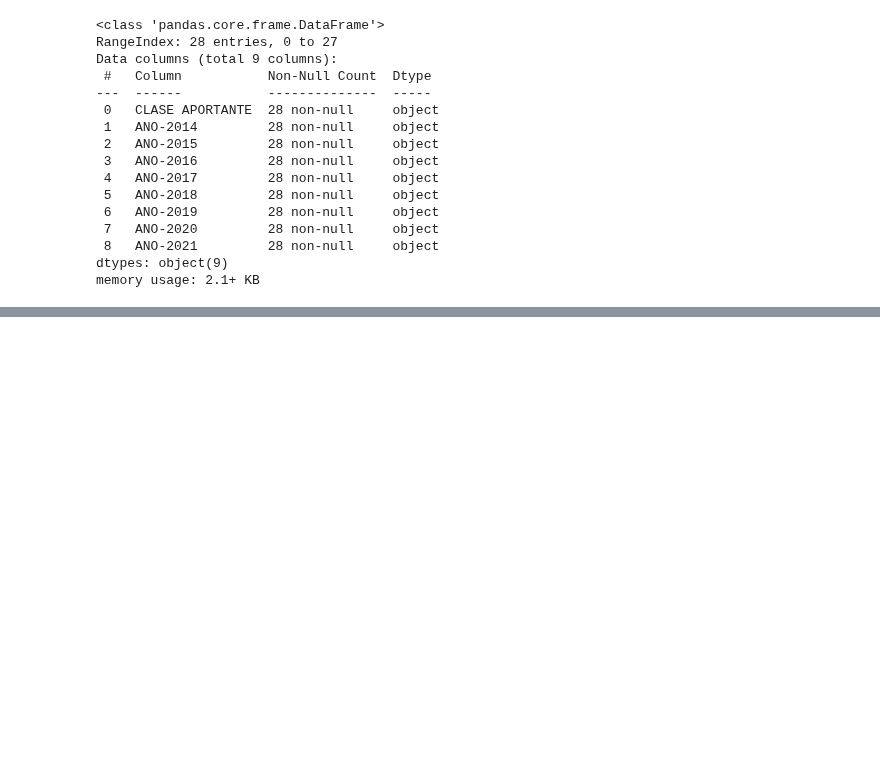
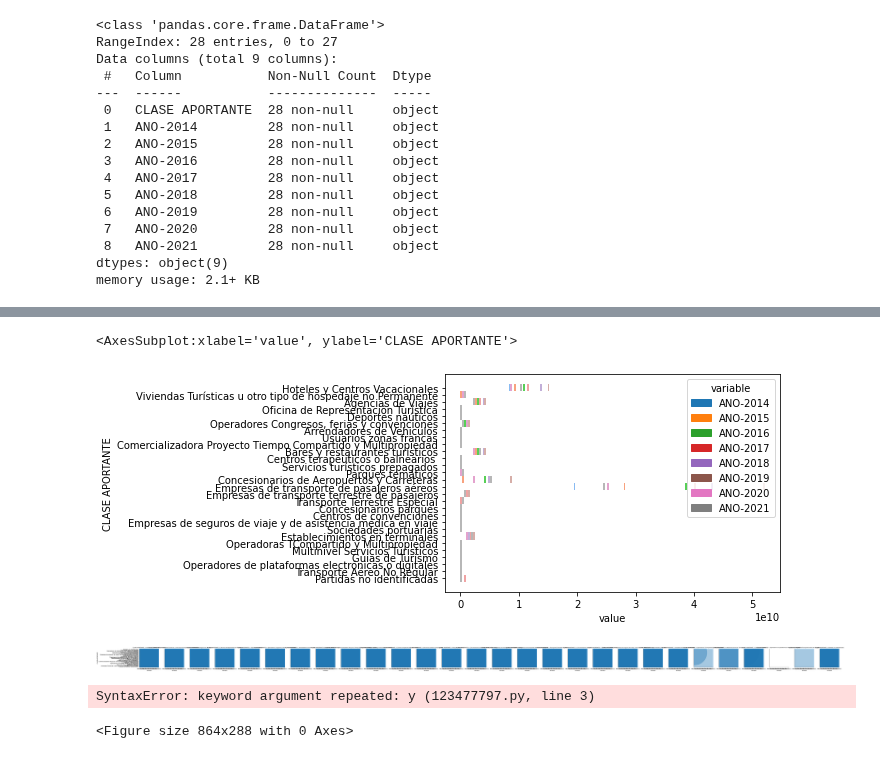
Before and after one commit to onavarrete04/Introduccion-Ciencia-Datos, a Jupyter notebook: 23. PROYECTO TURISMO - 1.ipynb, the cells around one changed output, grey strips where cells are left out. Drawn from its saved outputs; the diff is of its cells as text; code cells hidden in the pictures; blank space fills up the shorter version.

```diff
--- a/23. PROYECTO TURISMO - 1.ipynb
+++ b/23. PROYECTO TURISMO - 1.ipynb
@@ -137,4 +139,11 @@ df1.head(40)
 | 26 | Transporte Aéreo No Regular | 0 | 0 | 0 | 0 | 0 | 0 | 0 | 164664000 |
 | 27 | Partidas no identificadas | 13488011 | 75313755 | 257410958 | 812884812 | 147122286 | 110980645 | 33606476 | 115000 |
 # %%
-df1["ANO-2014"]=df1["ANO-2014"].astype(int).dtype()
+df1["ANO-2016"]=df1["ANO-2016"].astype(int)
+df1["ANO-2017"]=df1["ANO-2017"].astype(int)
+df1["ANO-2018"]=df1["ANO-2018"].astype(int)
+df1["ANO-2019"]=df1["ANO-2019"].astype(int)
+df1["ANO-2020"]=df1["ANO-2020"].astype(int)
+df1["ANO-2021"]=df1["ANO-2021"].astype(int)
+
+# comprobando
@@ -142,0 +206,4 @@ TypeError: 'numpy.dtype[int64]' object is not callable
+# %%
+df2 = pd.melt(df1, id_vars='CLASE APORTANTE', value_vars=['ANO-2014', 'ANO-2015', 'ANO-2016',
+                                                          'ANO-2017', 'ANO-2018', 'ANO-2019',
+                                                          'ANO-2020', 'ANO-2021'])
@@ -142,0 +239,18 @@ TypeError: 'numpy.dtype[int64]' object is not callable
+# %%
+df2["value"]=df2["value"].astype(int)
+# %%
+sns.histplot(data=df2,y="CLASE APORTANTE", x="value",hue="variable")
+# %% [output]
+<AxesSubplot:xlabel='value', ylabel='CLASE APORTANTE'>
+[figure, added]
+# %%
+_ = sns.FacetGrid(df2, col="CLASE APORTANTE").map(plt.scatter, "variable","CLASE APORTANTE","value",alpha=0.4).add_legend()
+# %% [output]
+[figure, added]
+# %%
+a =  df2.loc[(df2["CLASE APORTANTE"] == "Hoteles y Centros Vacacionales"),:]
+plt.figure(figsize=(12,4))
+sns.histplot(y=a["CLASE APORTANTE"],y=(a["value"]),hue=a.variable)
+# %% [output]
+SyntaxError: keyword argument repeated: y (123477797.py, line 3)
+<Figure size 864x288 with 0 Axes>
```
Also changed, not shown: parts of 13 cells of this notebook.
